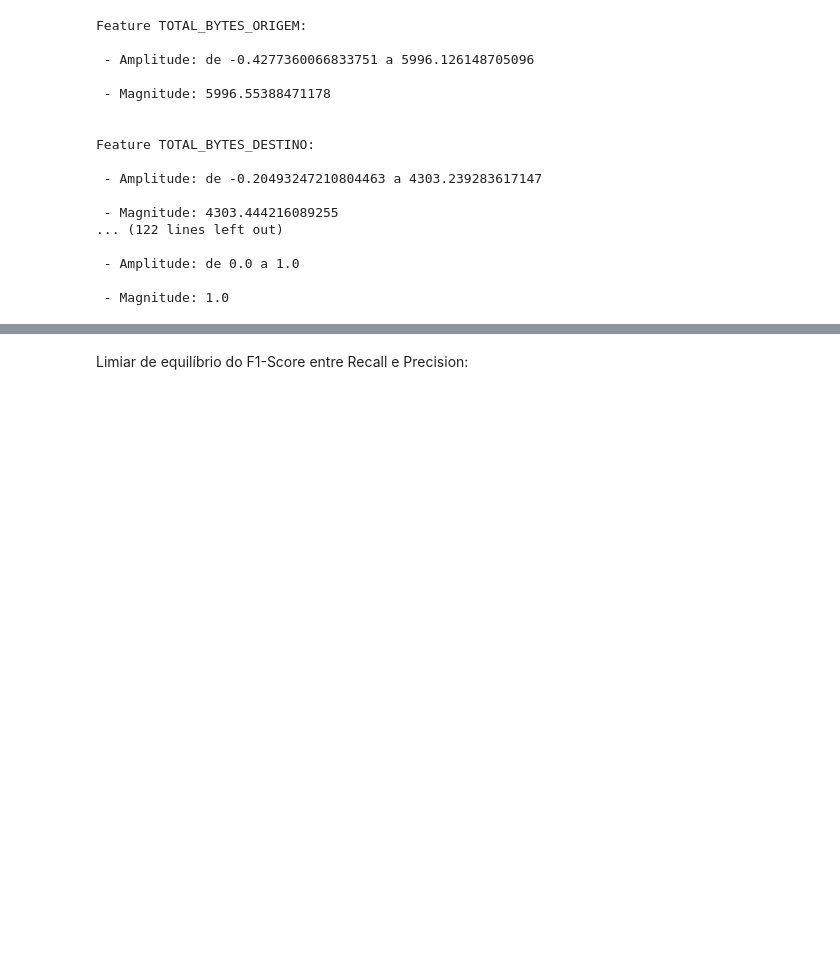
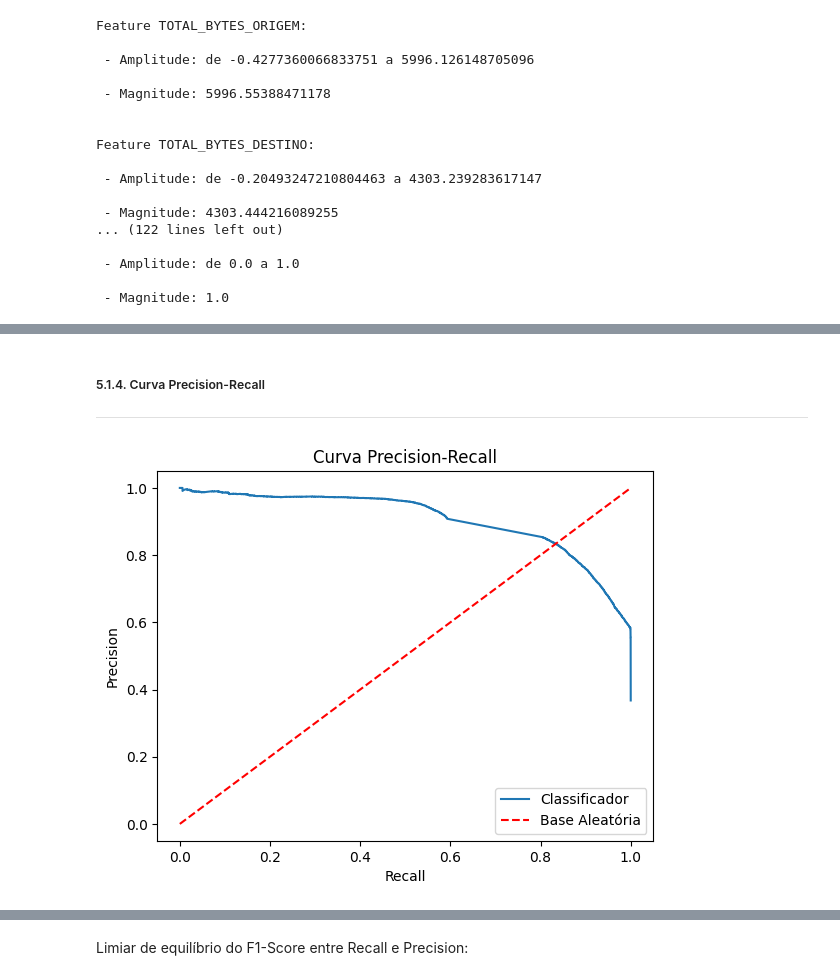
Before and after one commit to rafaeldecastro195/ml-supervisionado-cybersecurity, a Jupyter notebook: src/modelos/mlp/mlp_5c.ipynb, the cells around one changed output, grey strips where cells are left out. Drawn from its saved outputs; the diff is of its cells as text; code cells hidden in the pictures; blank space fills up the shorter version.

```diff
--- a/src/modelos/mlp/mlp_5c.ipynb
+++ b/src/modelos/mlp/mlp_5c.ipynb
@@ -753,0 +442,7 @@ pm.imprimir_prt(y_teste, y_predicao_probabilistica_2, obj_recall=True, meta_reca
+# %% [markdown]
+##### 5.1.4. Curva Precision-Recall
+---
+# %%
+pg.gerar_curva_pr(y_teste, y_predicao_probabilistica)
+# %% [output]
+[figure, added]
```
Also changed, not shown: parts of 122 cells of this notebook, 9 other files.
